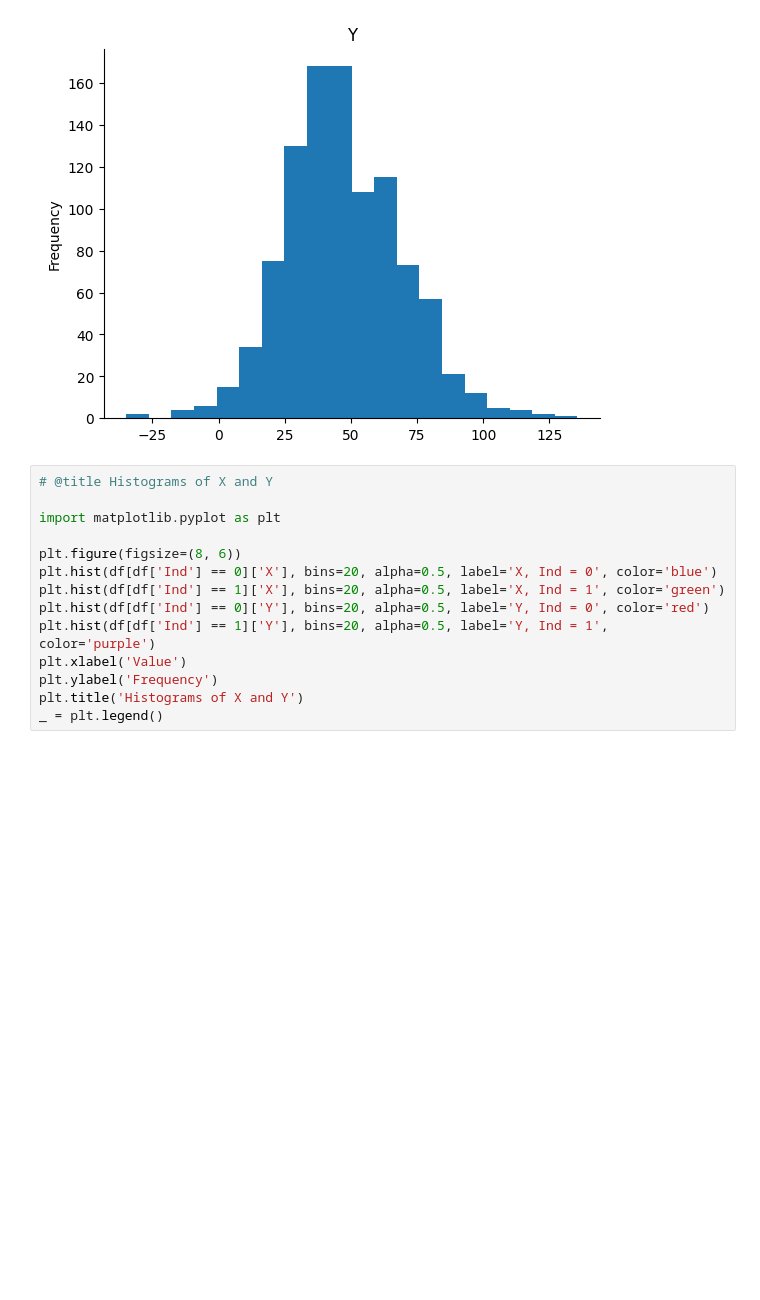
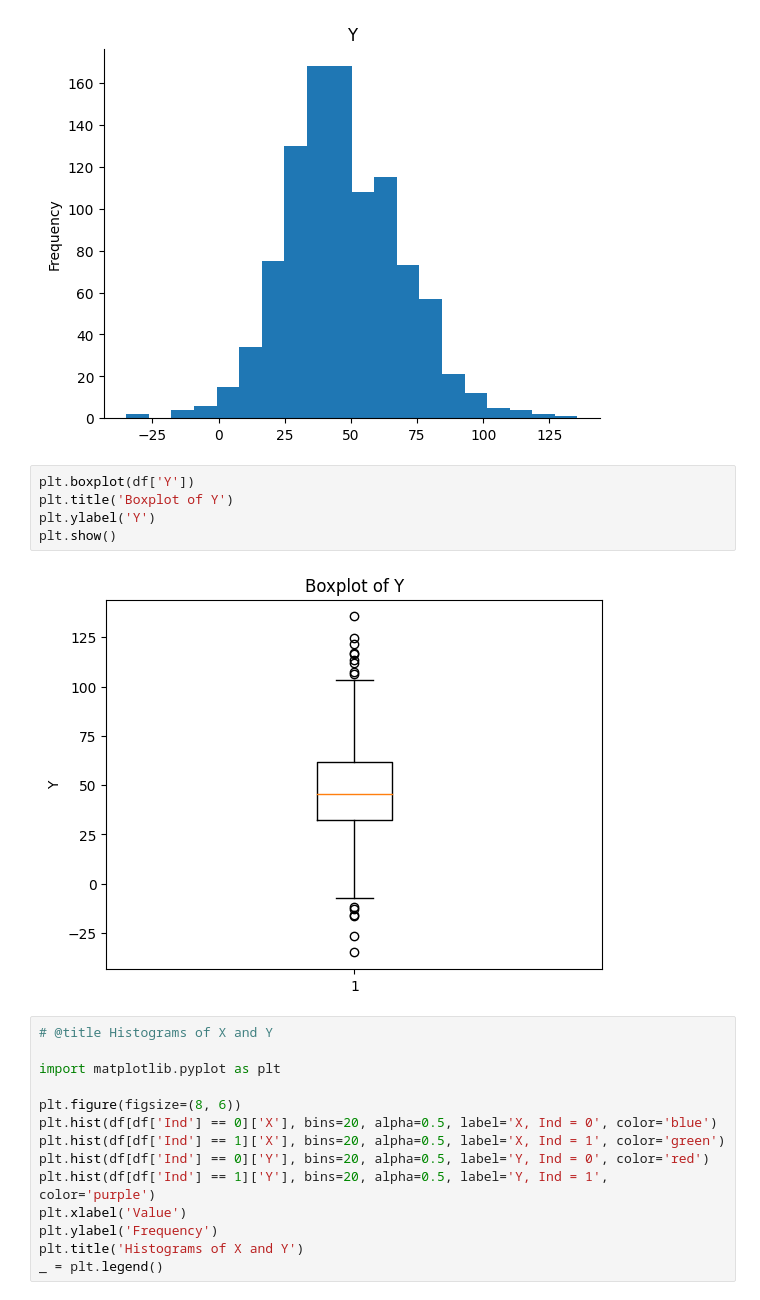
Before and after one commit to cam2149/MachinelearningI, a Jupyter notebook: Examen1.ipynb, the cells around one changed output. Saved outputs shown, nothing was run; the diff lists cells and outputs as text; blank space fills up the shorter version.

```diff
--- a/Examen1.ipynb
+++ b/Examen1.ipynb
@@ -94,6 +120,13 @@ df['Y'].plot(kind='hist', bins=20, title='Y')
 plt.gca().spines[['top', 'right',]].set_visible(False)
 # %% [output]
 [figure]
+# %%
+plt.boxplot(df['Y'])
+plt.title('Boxplot of Y')
+plt.ylabel('Y')
+plt.show()
+# %% [output]
+[figure, added]
 # %%
 # @title Histograms of X and Y
 
```
Also changed, not shown: parts of 4 cells of this notebook.
